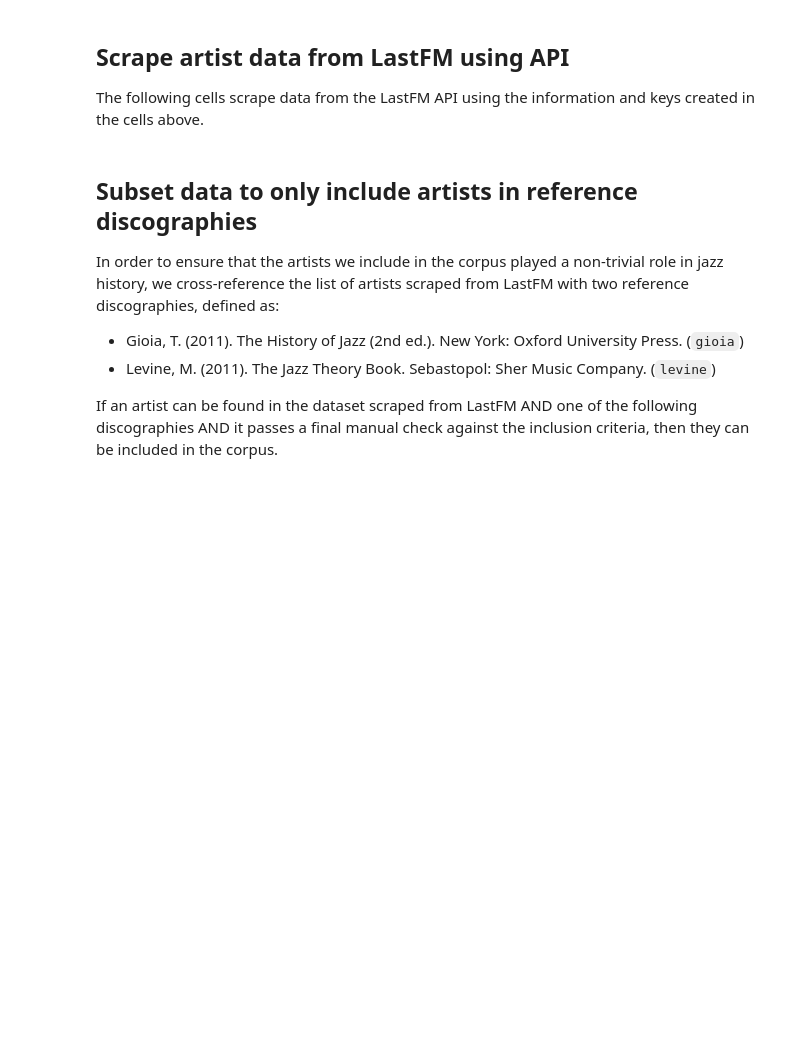
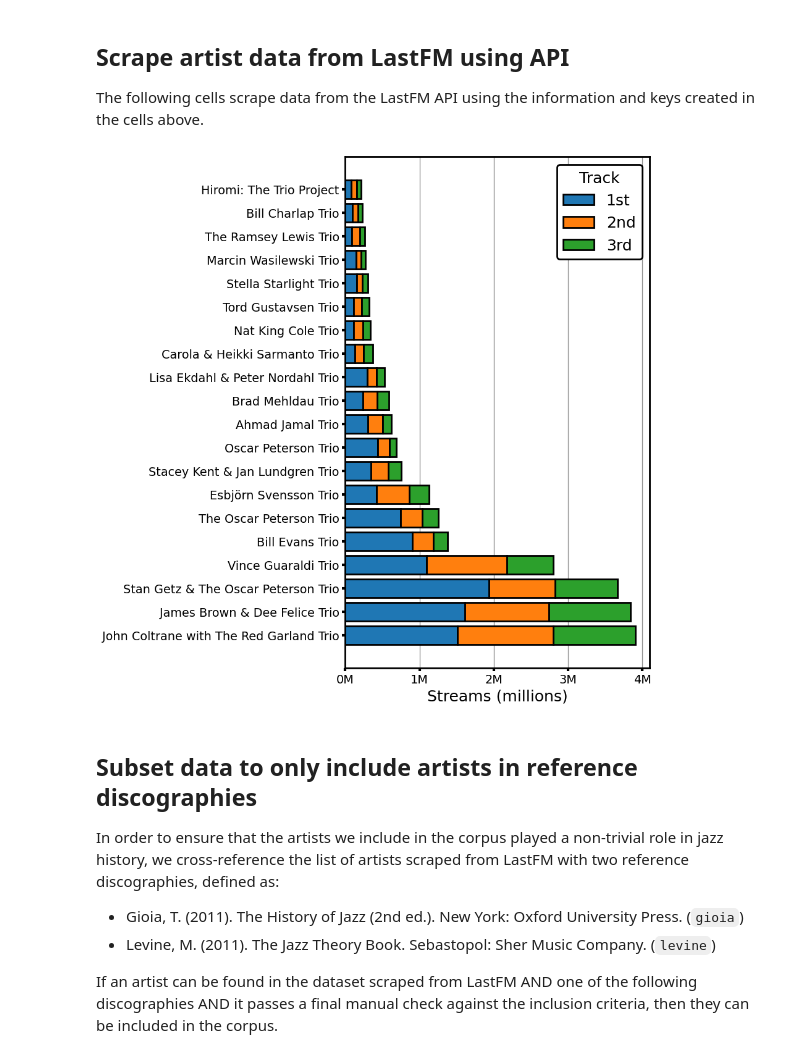
Before and after one commit to HuwCheston/Jazz-Trio-Database, a Jupyter notebook: notebooks/0.1-cheston-corpus-construction.ipynb, the cells around one changed output. Saved outputs shown, nothing was run; the diff lists cells and outputs as text; code cells hidden in the pictures; blank space fills up the shorter version.

```diff
--- a/notebooks/0.1-cheston-corpus-construction.ipynb
+++ b/notebooks/0.1-cheston-corpus-construction.ipynb
@@ -154,3 +161,9 @@ df = (
+# %%
+df = pd.read_csv(fr'{utils.get_project_root()}\references\corpus_construction\lastfm_piano_trio_search_raw.csv')
+# %%
+BarPlotLastFMStreams(df).create_plot()
+# %% [output]
+[figure, added]
 # %% [markdown]
 ## Subset data to only include artists in reference discographies
 
```
Also changed, not shown: parts of 38 cells of this notebook, 2 other files.
